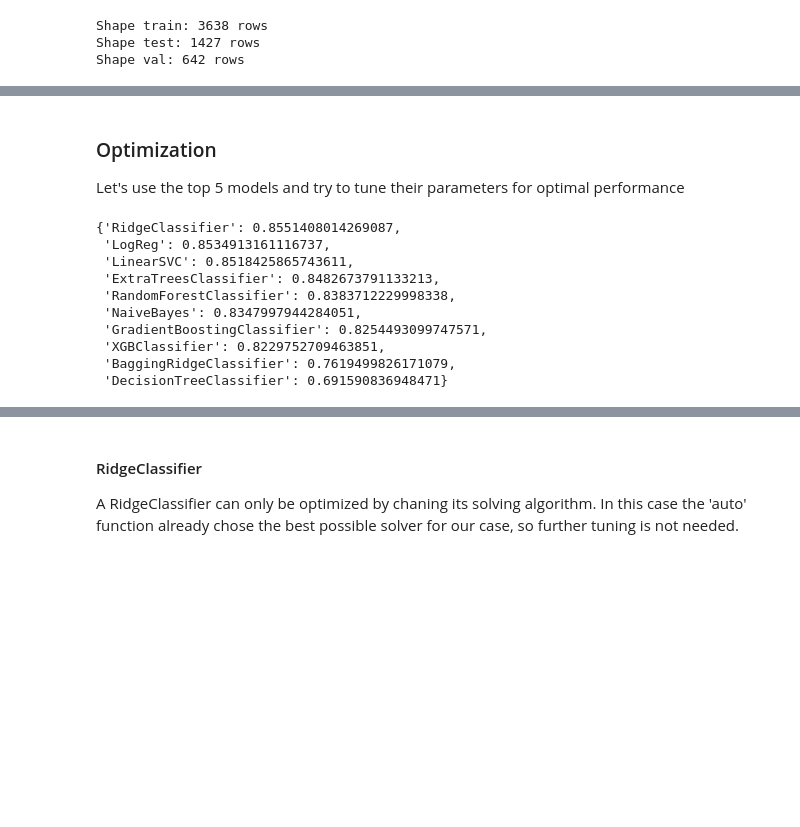
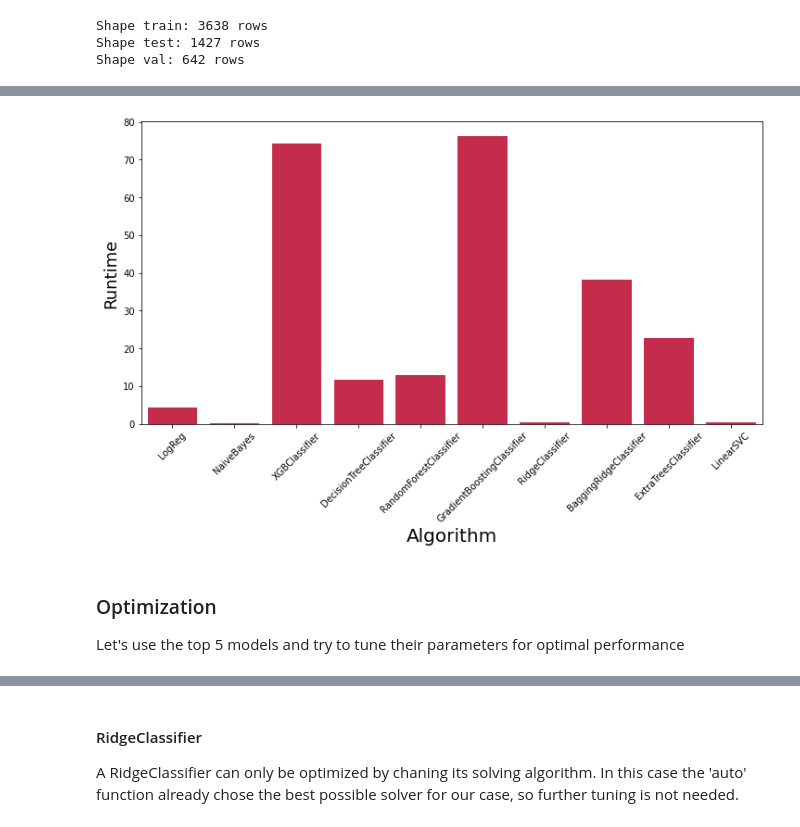
Before and after one commit to svenrr/good_news_everyone, a Jupyter notebook: Sentiment_Analysis/Standard_models.ipynb, the cells around one changed output, grey strips where cells are left out. Saved outputs shown, nothing was run; the diff lists cells and outputs as text; code cells hidden in the pictures; blank space fills up the shorter version.

```diff
--- a/Sentiment_Analysis/Standard_models.ipynb
+++ b/Sentiment_Analysis/Standard_models.ipynb
@@ -267,21 +232,19 @@ print(f'Shape val: {X_val.shape[0]} rows')
 Shape train: 3638 rows
 Shape test: 1427 rows
 Shape val: 642 rows
+# %%
+# Create a Dataframe for the model results
+model_results = pd.DataFrame(columns=['name', 'result', 'runtime'])
 # %%
-# Run the pipelines and save the results
-scoring = 'accuracy'
-n_folds = 5
-
-results, names, combined  = [], [], {}
-
-for name, model  in clfs:
-    kfold = KFold(n_splits=n_folds, random_state=random_state)
-    cv_results = cross_val_score(model, X_train, y_train,
-                                 cv= n_folds, scoring=scoring,
+# Run the models, save and print the results
+for name, model  in models:
+    start = time()
+    cv_results = cross_val_score(model, X_train_tfidf, y_train,
+                                 cv= 5, scoring='accuracy',
                                  n_jobs=-1)
-    names.append(name)
-    results.append(cv_results)
-    combined[name] = cv_results.mean()
-    msg = "%s: %f (+/- %f)" % (name, cv_results.mean(),  cv_results.std())
-    print(msg)
+    end = time()
+    runtime = end-start
+    results_df = pd.DataFrame([[name, cv_results.mean(), runtime]], columns=['name', 'result', 'runtime'])
+    model_results = model_results.append(results_df)
+    print(f'{name}: {cv_results.mean().round(4)} (+/-{cv_results.std().round(4)})')
 # %% [output]
@@ -297,0 +261,4 @@ LinearSVC: 0.851843 (+/- 0.010545)
+# %%
+# Set index and display results dataframe
+model_results.set_index(pd.Index(list(range(0, model_results.shape[0]))), inplace=True)
+model_results
@@ -298,18 +277,17 @@ LinearSVC: 0.851843 (+/- 0.010545)
+# %%
+# Let's plot the runtime
+fig = plt.figure(figsize=(12,6))
+ax = plt.subplot(111)
+ax = sns.barplot(x="name", y="runtime", data=model_results, color='crimson')
+ax.set_xticklabels(ax.get_xticklabels(),rotation=45);
+ax.set_xlabel("Algorithm", fontsize=20);
+ax.set_ylabel("Runtime", fontsize=18)
+plt.rcParams['xtick.major.size'] = 2
+plt.rcParams['xtick.major.width'] = 1
+plt.rcParams['xtick.bottom'] = True
+# %% [output]
+[figure, added]
 # %% [markdown]
 ### Optimization
 
 Let's use the top 5 models and try to tune their parameters for optimal performance
-# %%
-# Sort the results to find the 5 best models
-{k: v for k, v in sorted(combined.items(), key=lambda item: item[1], reverse=True)}
-# %% [output]
-{'RidgeClassifier': 0.8551408014269087,
- 'LogReg': 0.8534913161116737,
- 'LinearSVC': 0.8518425865743611,
- 'ExtraTreesClassifier': 0.8482673791133213,
- 'RandomForestClassifier': 0.8383712229998338,
- 'NaiveBayes': 0.8347997944284051,
- 'GradientBoostingClassifier': 0.8254493099747571,
- 'XGBClassifier': 0.8229752709463851,
- 'BaggingRidgeClassifier': 0.7619499826171079,
- 'DecisionTreeClassifier': 0.691590836948471}
```
Also changed, not shown: parts of 41 cells of this notebook, 2 other files.
